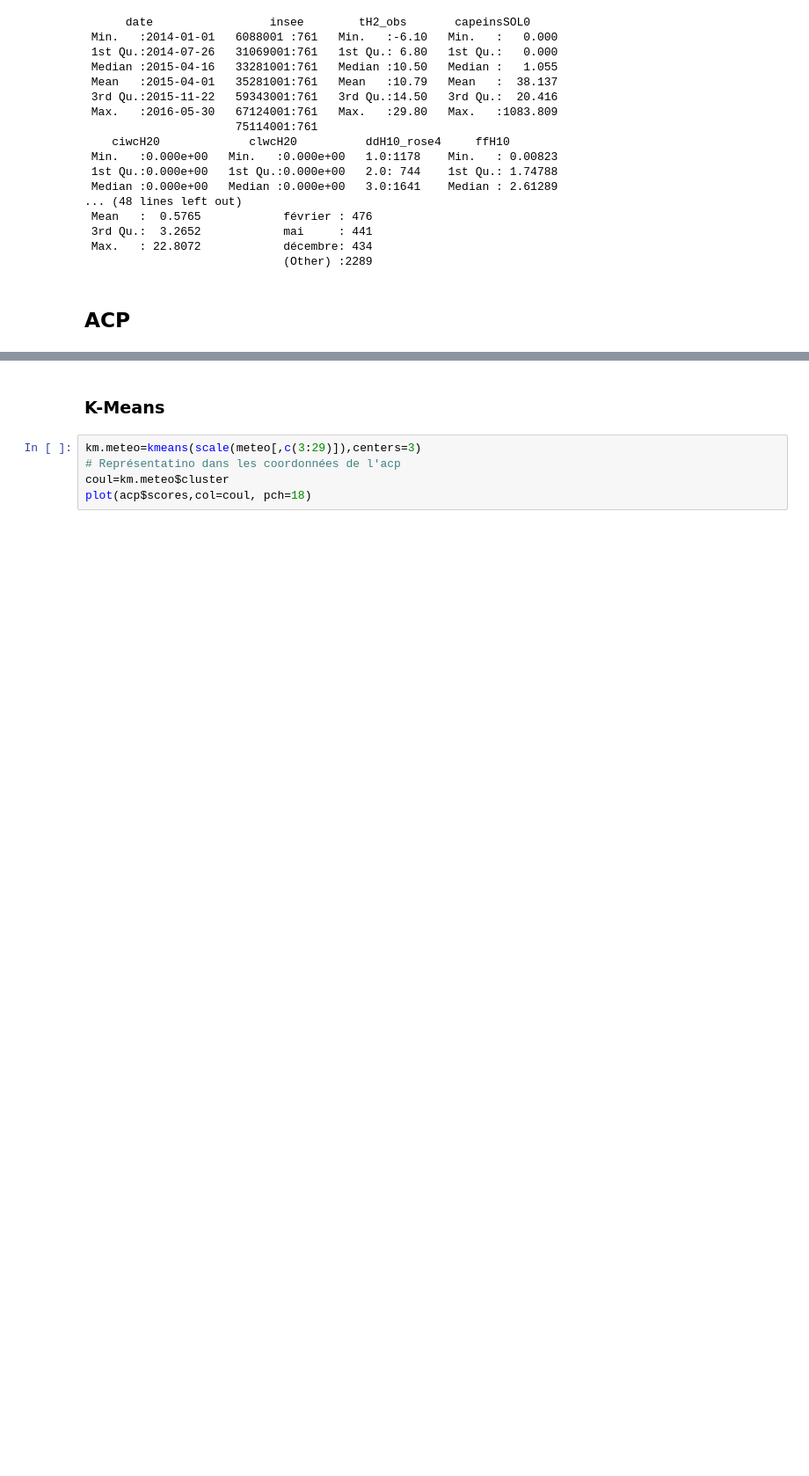
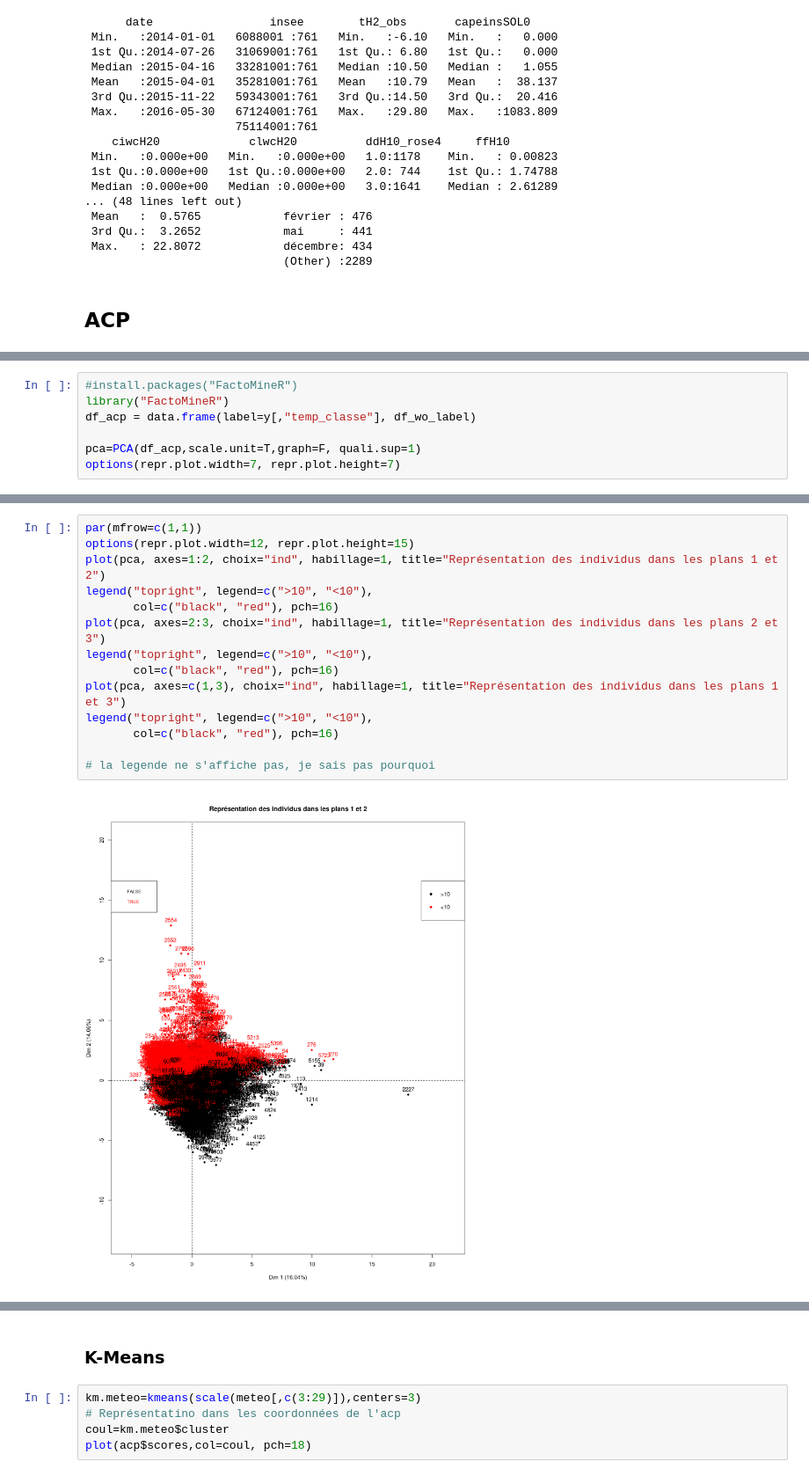
Before and after one commit to CangelosiQ/Defi, a Jupyter notebook: Data_Analysis_R.ipynb, the cells around one changed output, grey strips where cells are left out. Shown at 88% size. Drawn from its saved outputs; the diff is of its cells as text; blank space fills up the shorter version.

```diff
--- a/Data_Analysis_R.ipynb
+++ b/Data_Analysis_R.ipynb
@@ -283,0 +299,7 @@ ERROR: Error in cov.wt(z): 'x' must contain finite values only
+# %%
+#install.packages("FactoMineR")
+library("FactoMineR")
+df_acp = data.frame(label=y[,"temp_classe"], df_wo_label)
+
+pca=PCA(df_acp,scale.unit=T,graph=F, quali.sup=1)
+options(repr.plot.width=7, repr.plot.height=7)
@@ -283,0 +309,16 @@ ERROR: Error in cov.wt(z): 'x' must contain finite values only
+# %%
+par(mfrow=c(1,1))
+options(repr.plot.width=12, repr.plot.height=15)
+plot(pca, axes=1:2, choix="ind", habillage=1, title="Représentation des individus dans les plans 1 et 2")
+legend("topright", legend=c(">10", "<10"),
+       col=c("black", "red"), pch=16)
+plot(pca, axes=2:3, choix="ind", habillage=1, title="Représentation des individus dans les plans 2 et 3")
+legend("topright", legend=c(">10", "<10"),
+       col=c("black", "red"), pch=16)
+plot(pca, axes=c(1,3), choix="ind", habillage=1, title="Représentation des individus dans les plans 1 et 3")
+legend("topright", legend=c(">10", "<10"),
+       col=c("black", "red"), pch=16)
+
+# la legende ne s'affiche pas, je sais pas pourquoi
+# %% [output]
+[figure, added]
```
Also changed, not shown: parts of 20 cells of this notebook.
